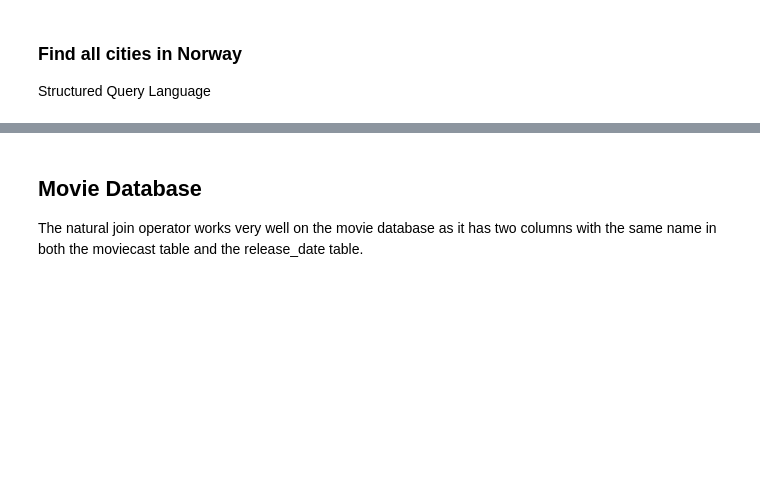
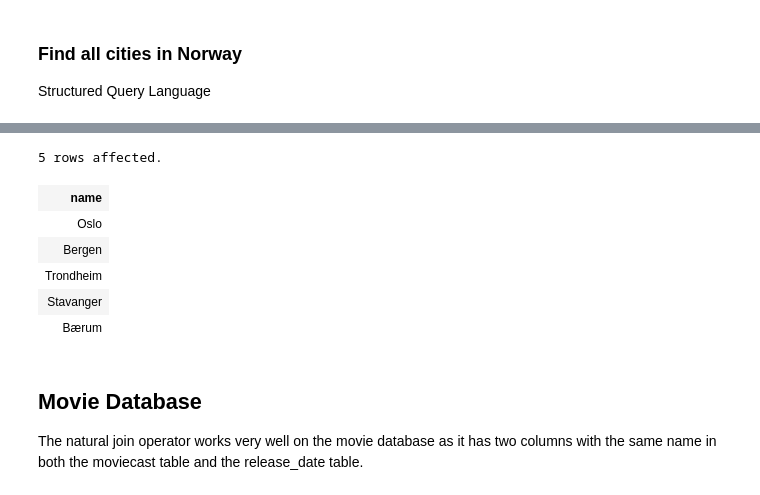
Before and after one commit to LutherCS/dmq-class-pub, a Jupyter notebook: JoiningTables.ipynb, the cells around one changed output, grey strips where cells are left out. Drawn from its saved outputs; the diff is of its cells as text; code cells hidden in the pictures; blank space fills up the shorter version.

```diff
--- a/JoiningTables.ipynb
+++ b/JoiningTables.ipynb
@@ -270,3 +293,17 @@ Structured Query Language
+# %%
+%%sql
+
+select city.name
+from city join country on code = countrycode
+where country.name = 'Norway'
+# %% [output]
+5 rows affected.
+| name |
+| Oslo |
+| Bergen |
+| Trondheim |
+| Stavanger |
+| Bærum |
 # %% [markdown]
 ## Movie Database
 
```
Also changed, not shown: parts of 11 cells of this notebook.
